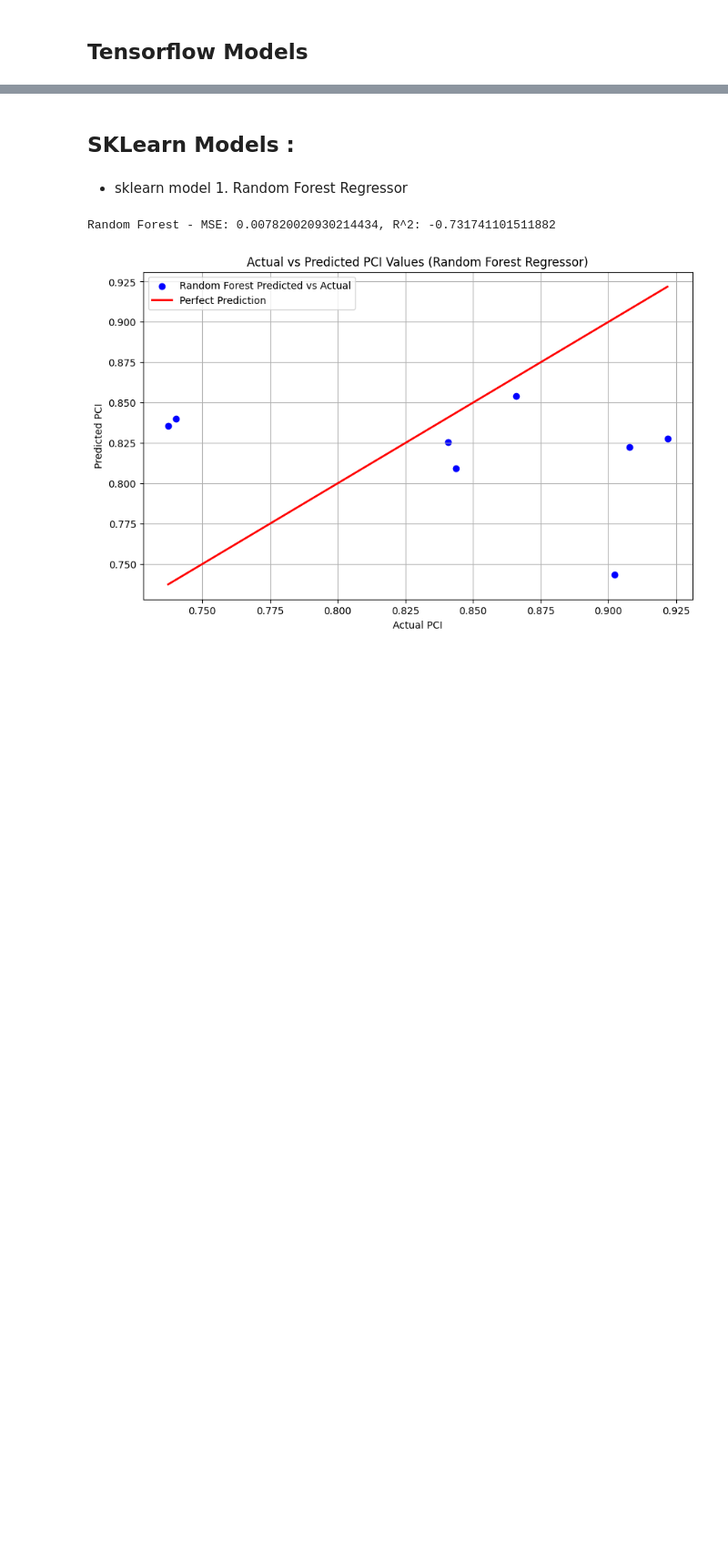
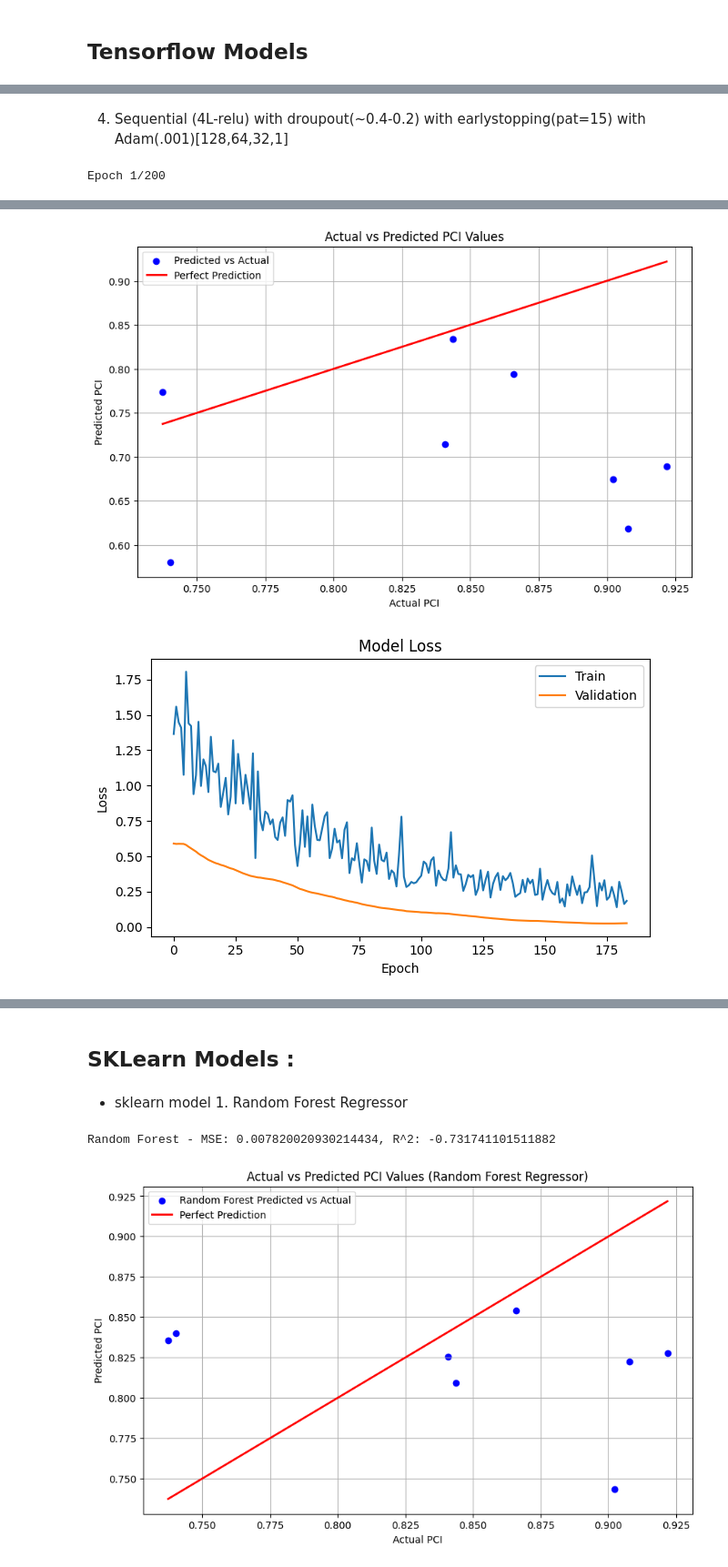
Before and after one commit to nexiouscaliver/pavement-condition-prediction, a Jupyter notebook: notebooks/trail-error.ipynb, the cells around one changed output, grey strips where cells are left out. Shown at 91% size. Drawn from its saved outputs; the diff is of its cells as text; code cells hidden in the pictures; blank space fills up the shorter version.

```diff
--- a/notebooks/trail-error.ipynb
+++ b/notebooks/trail-error.ipynb
@@ -23,0 +262,71 @@ y_test = pd.read_csv(r'../datasets/hy_test.csv')
+# %% [markdown]
+4. Sequential (4L-relu) with droupout(~0.4-0.2) with earlystopping(pat=15) with Adam(.001)[128,64,32,1]
+# %%
+%%time
+model4 = Sequential()
+
+# Input layer with batch normalization
+model4.add(Dense(units=128, activation='relu', input_shape=(X_train.shape[1],)))
+model4.add(BatchNormalization())
+
+# Hidden layers with Dropout and Batch Normalization
+model4.add(Dense(units=128, activation='relu'))
+model4.add(BatchNormalization())
+model4.add(Dropout(0.4))
+
+model4.add(Dense(units=64, activation='relu'))
+model4.add(BatchNormalization())
+model4.add(Dropout(0.3))
+
+model4.add(Dense(units=32, activation='relu'))
+model4.add(BatchNormalization())
+model4.add(Dropout(0.2))
+
+# Output layer
+model4.add(Dense(units=1, activation='linear'))
+
+# Compile the model4 with a lower learning rate
+optimizer = Adam(learning_rate=0.001)
+model4.compile(optimizer=optimizer, loss='mean_squared_error')
+
+# Early stopping to prevent overfitting
+early_stopping = EarlyStopping(monitor='val_loss', patience=10, restore_best_weights=True)
+
+# Train the model4
+history = model4.fit(X_train, y_train, epochs=200, batch_size=32, validation_split=0.2, verbose=1, callbacks=[early_stopping])
+
+# Predict on the test set
+y_pred_nn4 = model4.predict(X_test)
+
+# Evaluate the model4
+mse_nn4 = mean_squared_error(y_test, y_pred_nn4)
+r2_nn4 = r2_score(y_test, y_pred_nn4)
+print(f'Mean Squared Error on Test Data: {mse_nn4}')
+print(f'R^2 Score on Test Data: {r2_nn4}')
+
+# Plot the actual vs predicted values
+plt.figure(figsize=(10, 6))
+plt.scatter(y_test, y_pred_nn4, color='blue', label='Predicted vs Actual')
+plt.plot([y_test.min(), y_test.max()], [y_test.min(), y_test.max()], color='red', lw=2, label='Perfect Prediction')
+plt.title('Actual vs Predicted PCI Values')
+plt.xlabel('Actual PCI')
+plt.ylabel('Predicted PCI')
+plt.legend()
+plt.grid(True)
+plt.show()
+
+plt.figure(figsize=(12, 4))
+
+plt.subplot(1, 2, 1)
+plt.plot(history.history['loss'])
+plt.plot(history.history['val_loss'])
+plt.title('Model Loss')
+plt.xlabel('Epoch')
+plt.ylabel('Loss')
+plt.legend(['Train', 'Validation'], loc='upper right')
+
+
+plt.tight_layout()
+plt.show()
+# %% [output]
+Epoch 1/200
@@ -23,0 +350,2 @@ y_test = pd.read_csv(r'../datasets/hy_test.csv')
+[figure, added]
+[figure, added]
```
Also changed, not shown: parts of 12 cells of this notebook.
